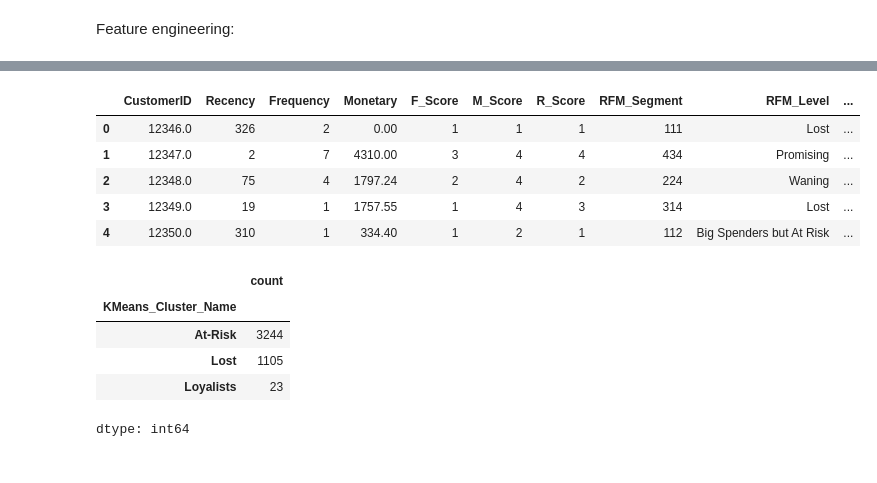
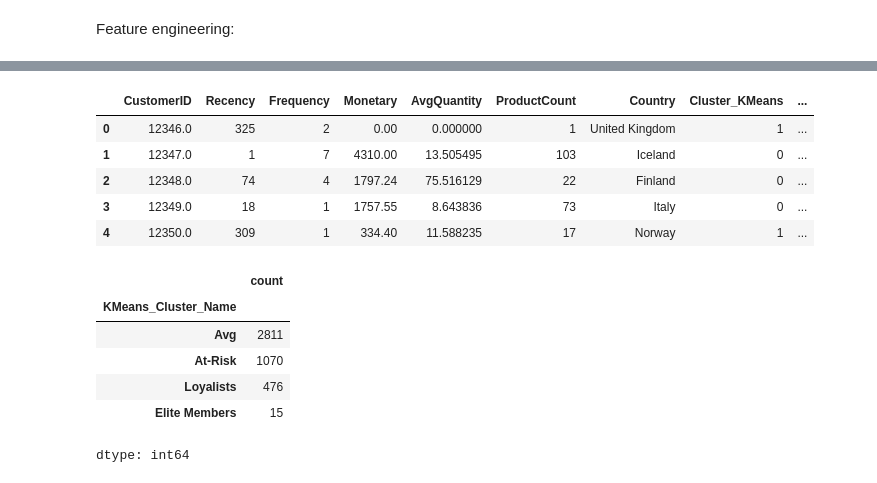
Before and after one commit to NikolaiMiranda/customer-segmentation-retail, a Jupyter notebook: customer_segmentation.ipynb, the cells around one changed output, grey strips where cells are left out. Saved outputs shown, nothing was run; the diff lists cells and outputs as text; code cells hidden in the pictures.

```diff
--- a/customer_segmentation.ipynb
+++ b/customer_segmentation.ipynb
@@ -257,0 +250,12 @@ rfm_df.head() # Display RFM DataFrame with the new RFM_Level
+# %%
+# Apply K-Means Clustering with K=4
+from sklearn.cluster import KMeans
+
+# Initialize KMeans with the chosen K (4)
+# n_init='auto' is the modern default for n_init
+kmeans = KMeans(n_clusters=4, init='k-means++', n_init='auto', max_iter=300, random_state=42)
+
+# Fit KMeans to the scaled RFM data and get cluster labels
+customer_df['Cluster_KMeans'] = kmeans.fit_predict(customer_df_scaled)
+
+customer_df.head() # Display rfm_df with the new Cluster_KMeans column
@@ -258,14 +270,15 @@ rfm_df.head() # Display RFM DataFrame with the new RFM_Level
 # %%
-# Cell 21 (Revised): Calculate average RFM values for each segment
-# First, reset the index to make CustomerID a regular column
-rfm_df_reset = rfm_df.reset_index()
-
-segment_averages = rfm_df_reset.groupby('RFM_Level').agg(
+# Analyze K-Means Cluster Characteristics
+# Use customer_df (original, unscaled values) for meaningful averages
+customer_df2 = customer_df.reset_index()
+kmeans_cluster_analysis = customer_df2.groupby('Cluster_KMeans').agg(
     AvgRecency=('Recency', 'mean'),
     AvgFrequency=('Frequency', 'mean'),
     AvgMonetary=('Monetary', 'mean'),
-    CustomerCount=('CustomerID', 'count') # CustomerID is now a column
-).sort_values(by='AvgMonetary', ascending=False)
+    CustomerCount=('CustomerID', 'count'), # Assuming CustomerID is now a regular column due to previous reset_index
+    AvgQuantity=('AvgQuantity', 'mean'),
+    AvgProductCount=('ProductCount', 'mean')
+).sort_values(by='AvgMonetary', ascending=False) # Sort by Monetary for easier comparison
 
-segment_averages
+kmeans_cluster_analysis
 # %% [output]
@@ -401,38 +304,40 @@ Passing `palette` without assigning `hue` is deprecated and will be removed in v
 # %%
-# Cell 29: Map K-Means Cluster IDs to descriptive names
+# Map K-Means Cluster IDs to descriptive names
 
-# IMPORTANT: VERIFY THESE MAPPINGS AGAINST YOUR ACTUAL kmeans_cluster_analysis OUTPUT (Cell 27)
+# IMPORTANT: VERIFY THESE MAPPINGS AGAINST YOUR ACTUAL kmeans_cluster_analysis OUTPUT
 # The cluster IDs (0, 1, 2) are arbitrary and can change with each run.
 # Adjust the dictionary below based on the AvgRecency, AvgFrequency, and AvgMonetary for YOUR Cluster 0, 1, and 2.
 
 # Example mapping (adjust based on your actual output):
 # Based on my interpretation in the text above:
 # Assuming Cluster 0 is At-Risk/Lapsed
 # Assuming Cluster 1 is Champions/Loyal
 # Assuming Cluster 2 is Potential/Developing
 cluster_name_mapping = {
-    0: 'At-Risk',
-    1: 'Lost',
-    2: 'Loyalists'
+    0: 'Avg',
+    1: 'At-Risk',
+    2: 'Loyalists',
+    3: 'Elite Members'
 }
 
-rfm_df['KMeans_Cluster_Name'] = rfm_df['Cluster_KMeans'].map(cluster_name_mapping)
+customer_df2['KMeans_Cluster_Name'] = customer_df2['Cluster_KMeans'].map(cluster_name_mapping)
 
-rfm_df.head() # Display rfm_df with the new KMeans_Cluster_Name column
+customer_df2.head() # Display rfm_df with the new KMeans_Cluster_Name column
 # %% [output]
-|  | CustomerID | Recency | Frequency | Monetary | F_Score | M_Score | R_Score | RFM_Segment | RFM_Level | ... |
-| 0 | 12346.0 | 326 | 2 | 0.00 | 1 | 1 | 1 | 111 | Lost | ... |
-| 1 | 12347.0 | 2 | 7 | 4310.00 | 3 | 4 | 4 | 434 | Promising | ... |
-| 2 | 12348.0 | 75 | 4 | 1797.24 | 2 | 4 | 2 | 224 | Waning | ... |
-| 3 | 12349.0 | 19 | 1 | 1757.55 | 1 | 4 | 3 | 314 | Lost | ... |
-| 4 | 12350.0 | 310 | 1 | 334.40 | 1 | 2 | 1 | 112 | Big Spenders but At Risk | ... |
+|  | CustomerID | Recency | Frequency | Monetary | AvgQuantity | ProductCount | Country | Cluster_KMeans | ... |
+| 0 | 12346.0 | 325 | 2 | 0.00 | 0.000000 | 1 | United Kingdom | 1 | ... |
+| 1 | 12347.0 | 1 | 7 | 4310.00 | 13.505495 | 103 | Iceland | 0 | ... |
+| 2 | 12348.0 | 74 | 4 | 1797.24 | 75.516129 | 22 | Finland | 0 | ... |
+| 3 | 12349.0 | 18 | 1 | 1757.55 | 8.643836 | 73 | Italy | 0 | ... |
+| 4 | 12350.0 | 309 | 1 | 334.40 | 11.588235 | 17 | Norway | 1 | ... |
 # %%
-# Cell 30: Count customers in each named K-Means cluster
-rfm_df['KMeans_Cluster_Name'].value_counts()
+# Count customers in each named K-Means cluster
+customer_df2['KMeans_Cluster_Name'].value_counts()
 # %% [output]
 |  | count |
 | KMeans_Cluster_Name |  |
-| At-Risk | 3244 |
-| Lost | 1105 |
-| Loyalists | 23 |
+| Avg | 2811 |
+| At-Risk | 1070 |
+| Loyalists | 476 |
+| Elite Members | 15 |
 dtype: int64
```
Also changed, not shown: parts of 30 cells of this notebook.
